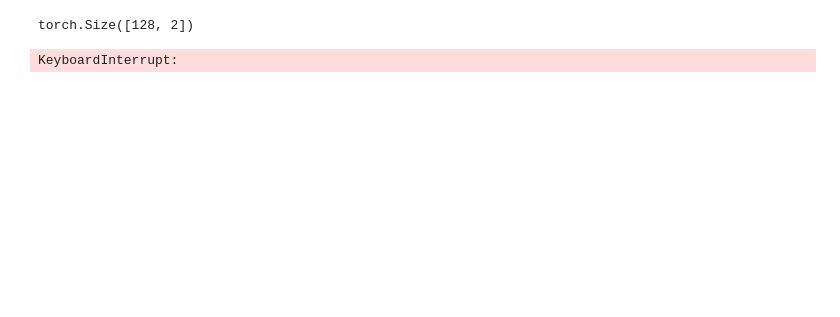
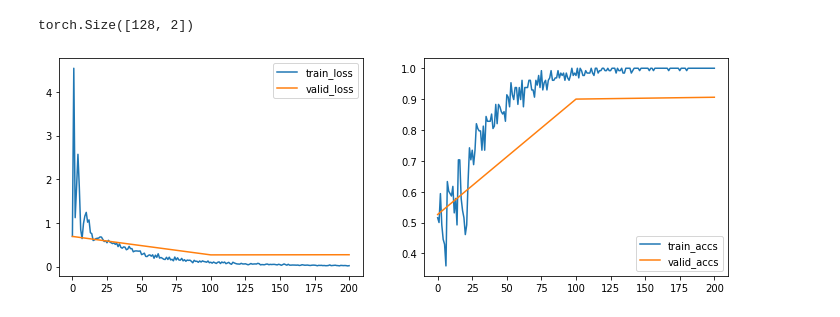
Before and after one commit to mar10nJohns1/AlgorithmicFairness, a Jupyter notebook: Project.ipynb, the cells around one changed output. Saved outputs shown, nothing was run; the diff lists cells and outputs as text; code cells hidden in the pictures; blank space fills up the shorter version.

```diff
--- a/Project.ipynb
+++ b/Project.ipynb
@@ -189,6 +207,6 @@ Net(
 )
 # %%
-LEARNING_RATE = 3e-4
+LEARNING_RATE = 0.001
 criterion = nn.CrossEntropyLoss()          #<-- Your code here.
 
 # weight_decay is equal to L2 regularization
@@ -214,9 +232,9 @@ output['out'].shape
 torch.Size([128, 2])
 # %%
 # Setup settings for training
-max_iter = 1000
-log_every = 1
-eval_every = 1
+max_iter = 200
+log_every = 100
+eval_every = 100
 
 # Function to get label
 def get_labels(batch):
@@ -270,33 +288,33 @@ for i, batch_train in enumerate(batch_gen.gen_train()):
     labels_argmax = torch.max(get_labels(batch_train), 1)[1]
     batch_loss = criterion(output['out'], labels_argmax)
 
     train_iter.append(i)
     train_loss.append(float(get_numpy(batch_loss)))
     train_accs.append(float(get_numpy(accuracy(output['out'], labels_argmax))))
 
     optimizer.zero_grad()
     batch_loss.backward()
     optimizer.step()
 
     # Log i figure
     if i % log_every == 0:
         fig = plt.figure(figsize=(12,4))
         plt.subplot(1, 2, 1)
         plt.plot(train_iter, train_loss, label='train_loss')
         plt.plot(valid_iter, valid_loss, label='valid_loss')
         plt.legend()
 
         plt.subplot(1, 2, 2)
         plt.plot(train_iter, train_accs, label='train_accs')
         plt.plot(valid_iter, valid_accs, label='valid_accs')
         plt.legend()
         plt.show()
         clear_output(wait=True)
         #print("Train, it: {} loss: {:.2f} accs: {:.2f}".format(i, train_loss[-1], train_accs[-1]))
 
     if max_iter < i:
         break
 # %% [output]
-KeyboardInterrupt:
+[figure, added]
 # %%
 print("Train, it: {} loss: {:.2f} accs: {:.2f}".format(i, train_loss[-1], train_accs[-1]))
```
Also changed, not shown: parts of 23 cells of this notebook, 1 other file.
